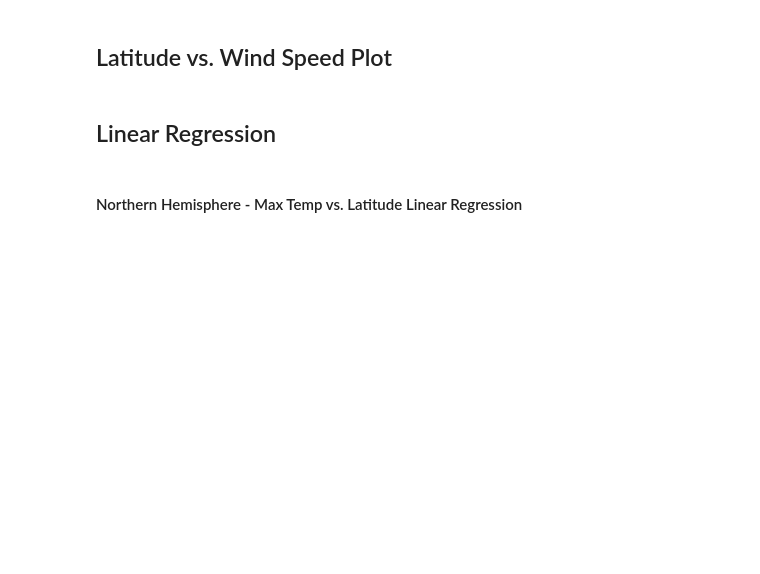
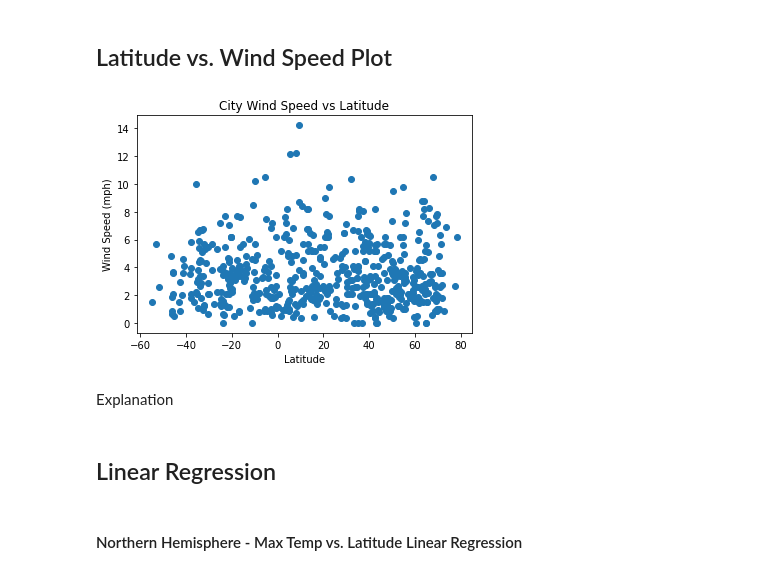
Before and after one commit to j-eikens/python-api-challenge, a Jupyter notebook: WeatherPY.ipynb, the cells around one changed output. Saved outputs shown, nothing was run; the diff lists cells and outputs as text; code cells hidden in the pictures; blank space fills up the shorter version.

```diff
--- a/WeatherPY.ipynb
+++ b/WeatherPY.ipynb
@@ -159,4 +201,15 @@ weather_data.loc[weather_data['%Humidity'] > 100]
 # %% [markdown]
 ## Latitude vs. Wind Speed Plot
+# %%
+plt.scatter(weather_data['Latitude'], weather_data['Wind Speed'])
+plt.xlabel('Latitude')
+plt.ylabel('Wind Speed (mph)')
+plt.title('City Wind Speed vs Latitude')
+
+plt.show()
+# %% [output]
+[figure, added]
+# %% [markdown]
+Explanation
 # %% [markdown]
 ## Linear Regression
```
Also changed, not shown: parts of 25 cells of this notebook.
